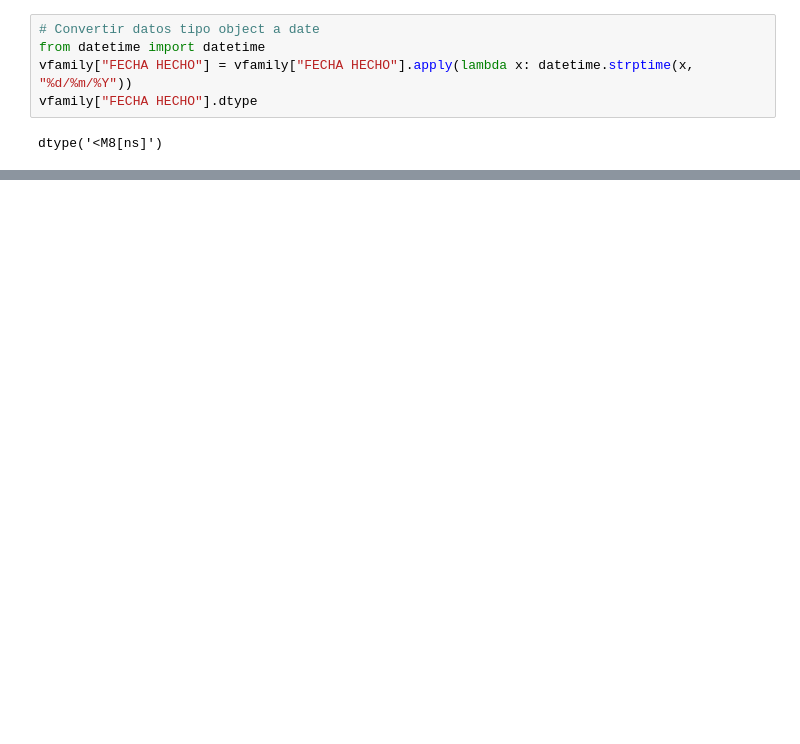
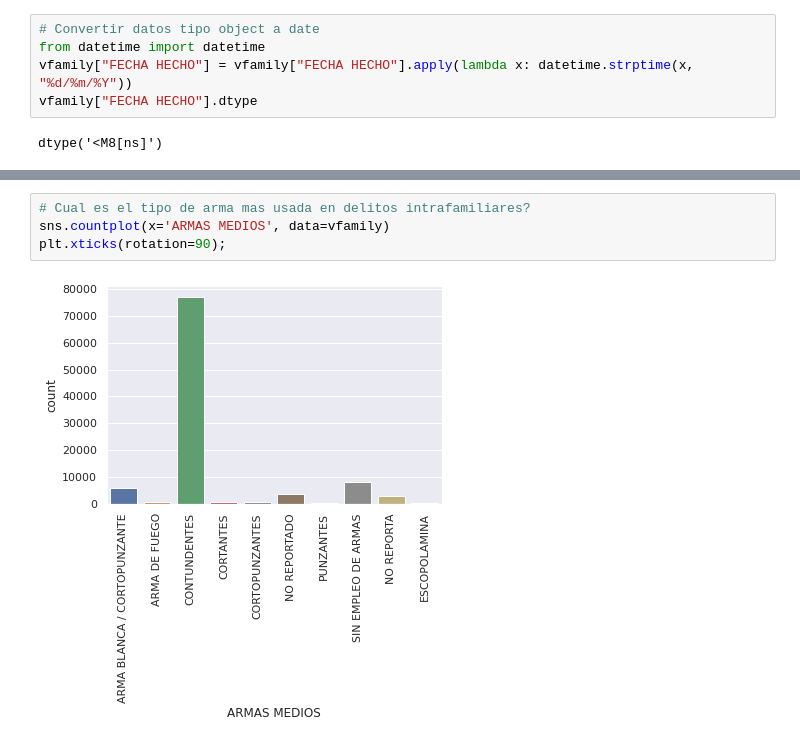
Before and after one commit to everbravo/saveSemester, a Jupyter notebook: parcial2.ipynb, the cells around one changed output, grey strips where cells are left out. Cells and saved outputs as stored; diff of their text form; blank space fills up the shorter version.

```diff
--- a/parcial2.ipynb
+++ b/parcial2.ipynb
@@ -77,0 +143,6 @@ dtype('<M8[ns]')
+# %%
+# Cual es el tipo de arma mas usada en delitos intrafamiliares?
+sns.countplot(x='ARMAS MEDIOS', data=vfamily)
+plt.xticks(rotation=90);
+# %% [output]
+[figure, added]
```
Also changed, not shown: parts of 22 cells of this notebook.
